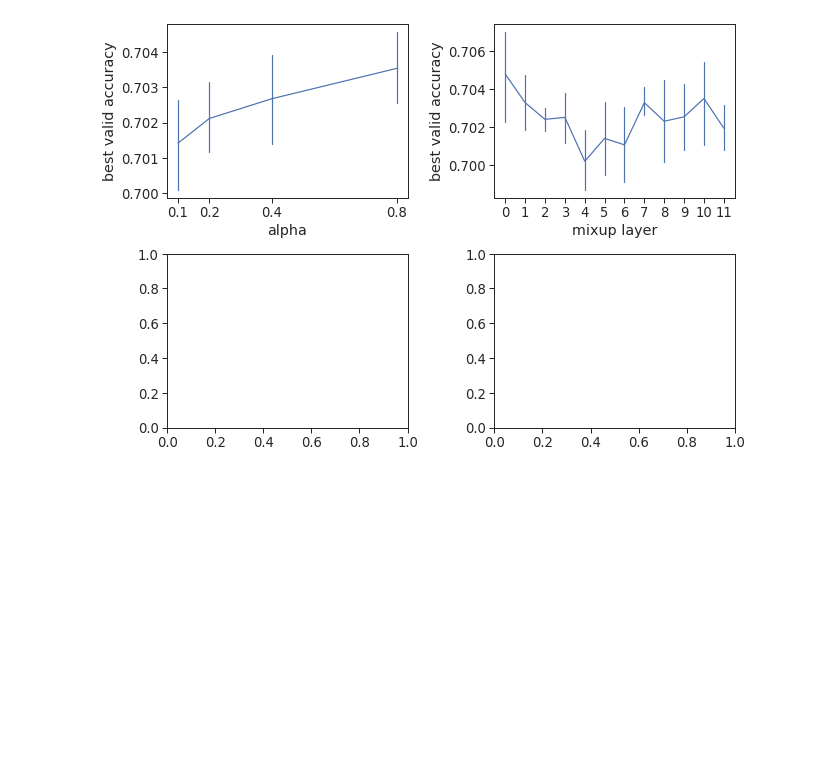
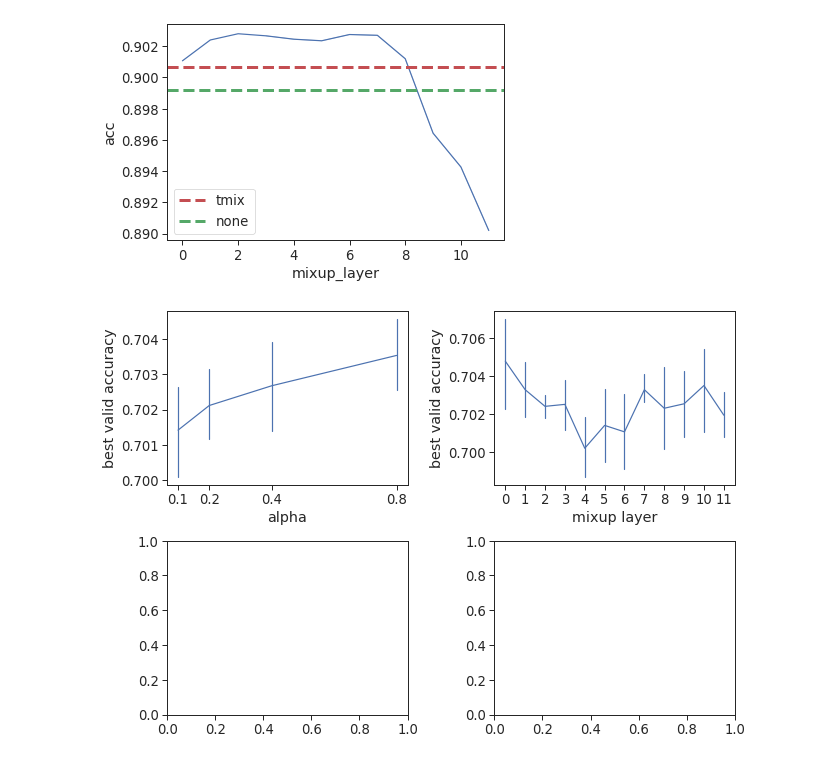
Before and after one commit to sh0416/oommix, a Jupyter notebook: draw.ipynb, the cells around one changed output. Cells and saved outputs as stored; diff of their text form; code cells hidden in the pictures; blank space fills up the shorter version.

```diff
--- a/draw.ipynb
+++ b/draw.ipynb
@@ -23,0 +85,13 @@ plt.show()
+# %%
+sns.set_theme(context="paper", style="ticks", font_scale=1.5)
+df = pd.read_csv(os.path.join("res", "exp4_1.tsv"), delimiter="\t")
+ax = sns.lineplot(x="mixup_layer", y="acc", ci=False, data=df, legend=True)
+
+plt.axhline(0.9007, color='r', linestyle='--', linewidth=3, label="tmix")
+plt.axhline(0.8992, color='g', linestyle='--', linewidth=3, label="none")
+
+ax.legend()
+plt.tight_layout()
+plt.savefig(os.path.join("res", "exp4_1.png"))
+# %% [output]
+[figure, added]
```
Also changed, not shown: parts of 15 cells of this notebook, 4 other files.
